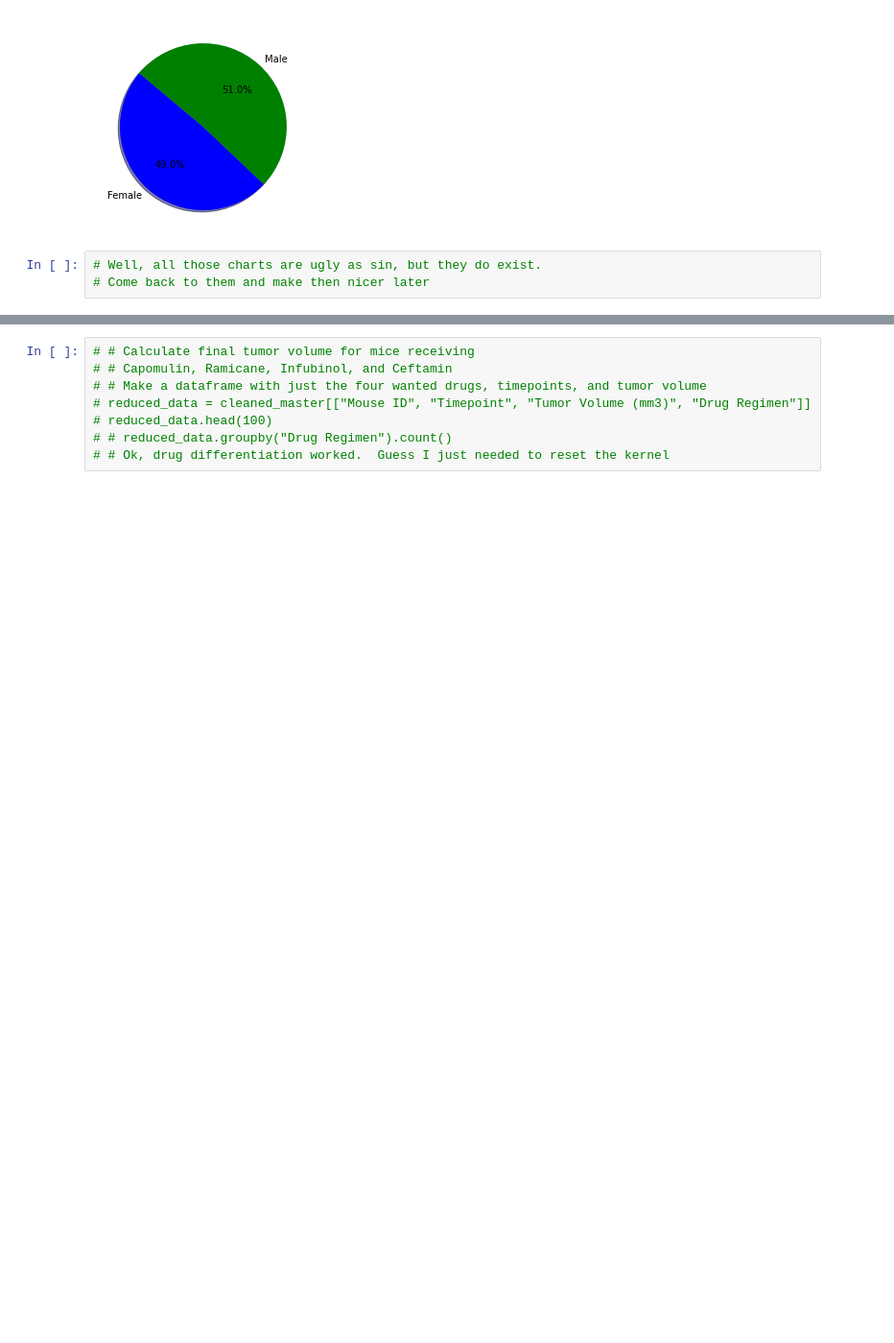
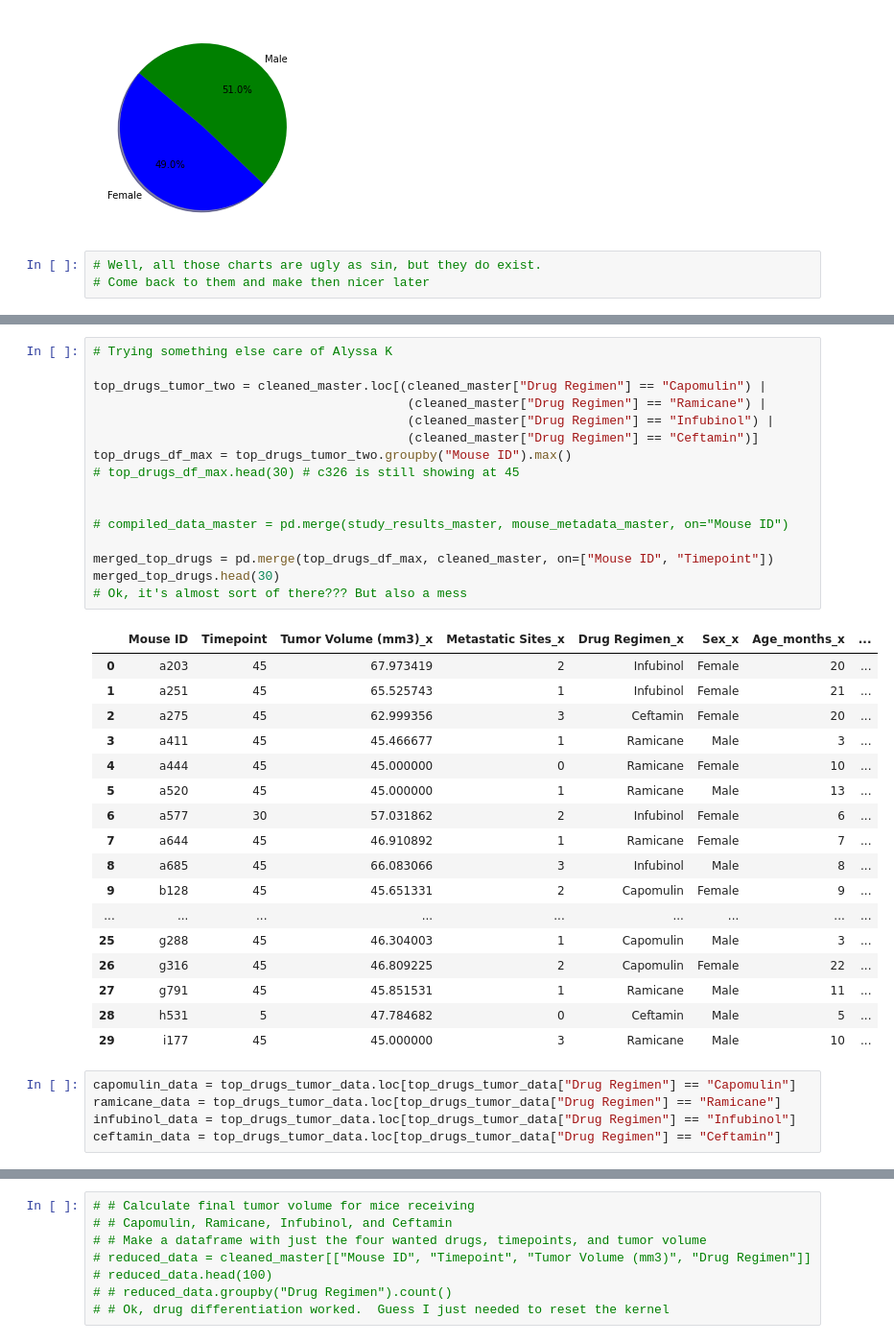
Before and after one commit to mel-c-lowe/MatPlotLib_Homework_05, a Jupyter notebook: Pymaceuticals.ipynb, the cells around one changed output, grey strips where cells are left out. Shown at 96% size. Saved outputs shown, nothing was run; the diff lists cells and outputs as text; blank space fills up the shorter version.

```diff
--- a/Pymaceuticals.ipynb
+++ b/Pymaceuticals.ipynb
@@ -292,3 +331,42 @@ ceftamin_data = top_drugs_tumor_data.loc[top_drugs_tumor_data["Drug Regimen"] ==
+# %%
+# Trying something else care of Alyssa K
+
+top_drugs_tumor_two = cleaned_master.loc[(cleaned_master["Drug Regimen"] == "Capomulin") |
+                                          (cleaned_master["Drug Regimen"] == "Ramicane") |
+                                          (cleaned_master["Drug Regimen"] == "Infubinol") |
+                                          (cleaned_master["Drug Regimen"] == "Ceftamin")]
+top_drugs_df_max = top_drugs_tumor_two.groupby("Mouse ID").max()
+# top_drugs_df_max.head(30) # c326 is still showing at 45
+
+
+# compiled_data_master = pd.merge(study_results_master, mouse_metadata_master, on="Mouse ID")
+
+merged_top_drugs = pd.merge(top_drugs_df_max, cleaned_master, on=["Mouse ID", "Timepoint"])
+merged_top_drugs.head(30)
+# Ok, it's almost sort of there??? But also a mess
+# %% [output]
+|  | Mouse ID | Timepoint | Tumor Volume (mm3)_x | Metastatic Sites_x | Drug Regimen_x | Sex_x | Age_months_x | ... |
+| 0 | a203 | 45 | 67.973419 | 2 | Infubinol | Female | 20 | ... |
+| 1 | a251 | 45 | 65.525743 | 1 | Infubinol | Female | 21 | ... |
+| 2 | a275 | 45 | 62.999356 | 3 | Ceftamin | Female | 20 | ... |
+| 3 | a411 | 45 | 45.466677 | 1 | Ramicane | Male | 3 | ... |
+| 4 | a444 | 45 | 45.000000 | 0 | Ramicane | Female | 10 | ... |
+| 5 | a520 | 45 | 45.000000 | 1 | Ramicane | Male | 13 | ... |
+| 6 | a577 | 30 | 57.031862 | 2 | Infubinol | Female | 6 | ... |
+| 7 | a644 | 45 | 46.910892 | 1 | Ramicane | Female | 7 | ... |
+| 8 | a685 | 45 | 66.083066 | 3 | Infubinol | Male | 8 | ... |
+| 9 | b128 | 45 | 45.651331 | 2 | Capomulin | Female | 9 | ... |
+| ... | ... | ... | ... | ... | ... | ... | ... | ... |
+| 25 | g288 | 45 | 46.304003 | 1 | Capomulin | Male | 3 | ... |
+| 26 | g316 | 45 | 46.809225 | 2 | Capomulin | Female | 22 | ... |
+| 27 | g791 | 45 | 45.851531 | 1 | Ramicane | Male | 11 | ... |
+| 28 | h531 | 5 | 47.784682 | 0 | Ceftamin | Male | 5 | ... |
+| 29 | i177 | 45 | 45.000000 | 3 | Ramicane | Male | 10 | ... |
+# %%
+capomulin_data = top_drugs_tumor_data.loc[top_drugs_tumor_data["Drug Regimen"] == "Capomulin"]
+ramicane_data = top_drugs_tumor_data.loc[top_drugs_tumor_data["Drug Regimen"] == "Ramicane"]
+infubinol_data = top_drugs_tumor_data.loc[top_drugs_tumor_data["Drug Regimen"] == "Infubinol"]
+ceftamin_data = top_drugs_tumor_data.loc[top_drugs_tumor_data["Drug Regimen"] == "Ceftamin"]
 # %%
 # Calculate quartiles for each drug
 # Can this be done with top_drugs_tumor_data?
```
Also changed, not shown: parts of 9 cells of this notebook.
